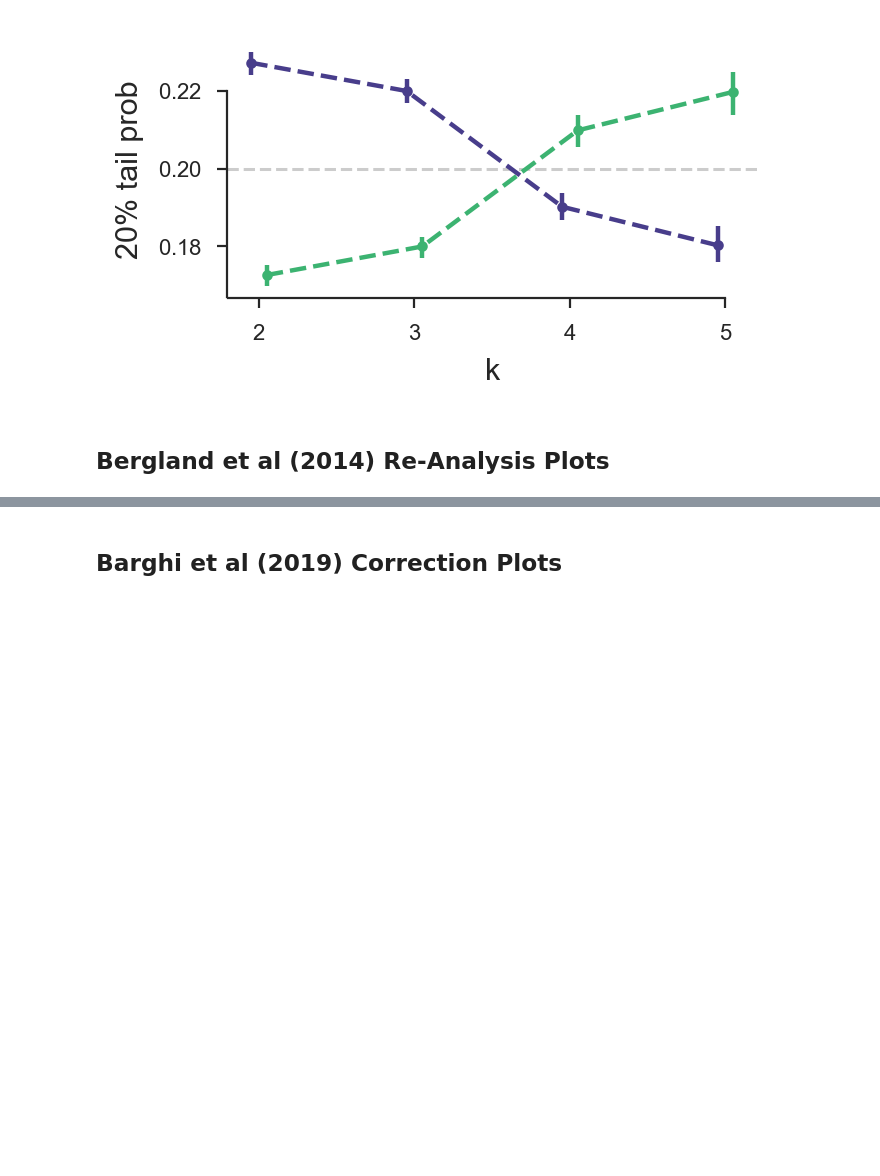
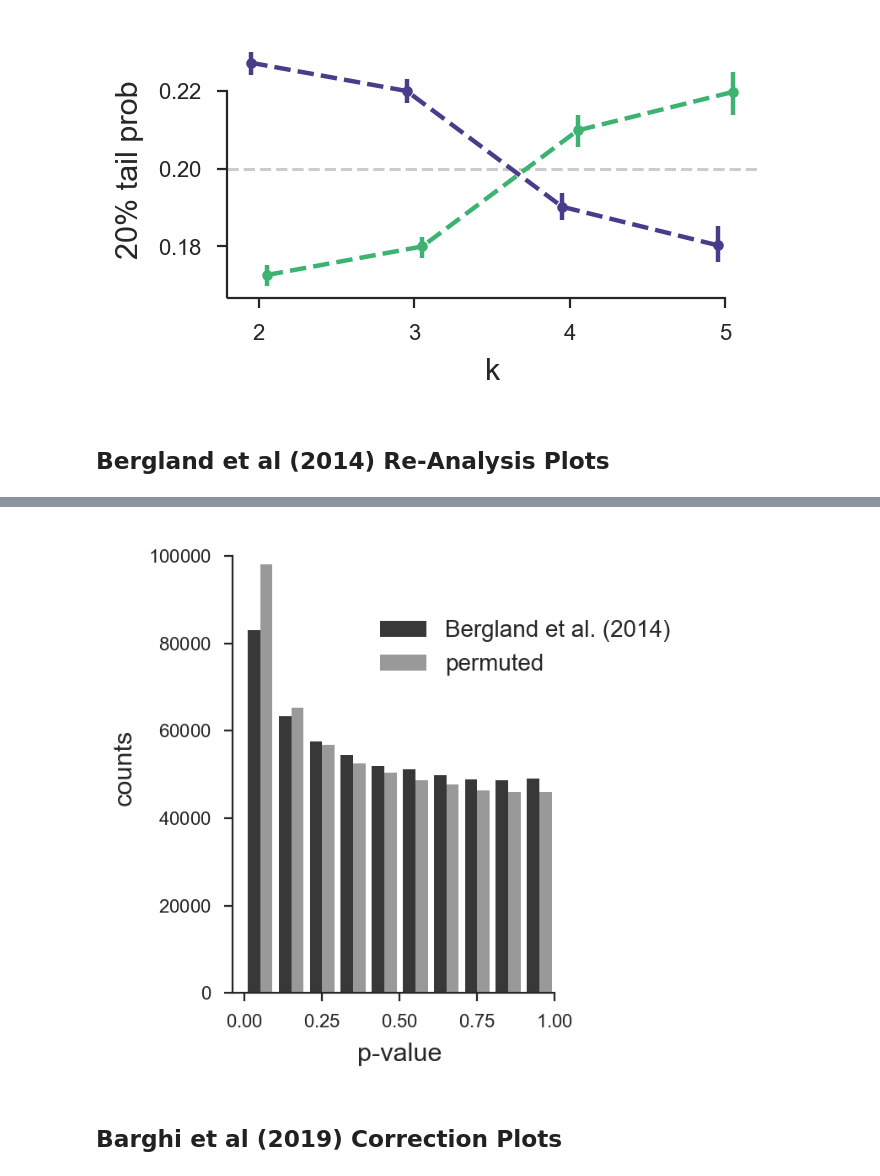
Before and after one commit to vsbuffalo/cvtk, a Jupyter notebook: notebooks/plots/plots.ipynb, the cells around one changed output, grey strips where cells are left out. Cells and saved outputs as stored; diff of their text form; code cells hidden in the pictures; blank space fills up the shorter version.

```diff
--- a/notebooks/plots/plots.ipynb
+++ b/notebooks/plots/plots.ipynb
@@ -736,3 +791,24 @@ pd.read_feather('../data/berg')
+# %%
+NREPS = locus_permuted_pvals.shape[0]
+labels = tuple(['seasonal'] + [f'permuted-{r+1}' for r in range(NREPS)])
+fig, ax = plt.subplots(ncols=1, nrows=1, figsize=(ONECOL, ONECOL))
+h = ax.hist(np.hstack((bergland_pvals.reshape(-1, 1), locus_permuted_pvals[0, :, np.newaxis])), 10,
+        label=('Bergland et al. (2014)', 'permuted'),
+        color=[str(56/255), str(153/255)])
+ax.legend(loc=(0.3, 0.6))
+ax.spines['left'].set_bounds(ax.get_ylim()[0], 100000)
+ax.spines['bottom'].set_bounds(ax.get_xlim()[0], 1)
+ax.set_ylabel('counts')
+ax.set_xlabel('p-value')
+
+# rep_ys = [np.histogram(locus_permuted_pvals[i, :], 10)[0] for i in range(NREPS)]
+# min = np.array(rep_ys).min(axis=0)
+# max = np.array(rep_ys).max(axis=0)
+# ax.vlines(np.linspace(0, 1, 10), ymin=min, ymax=max)
+plt.tight_layout()
+plt.savefig('bergland-pvalue-permutation-hist.pdf', bbox_inches="tight")
+# %% [output]
+[figure, added]
 # %% [markdown]
 ## Barghi et al (2019) Correction Plots
 # %%
```
Also changed, not shown: parts of 11 cells of this notebook, 3 other files.
